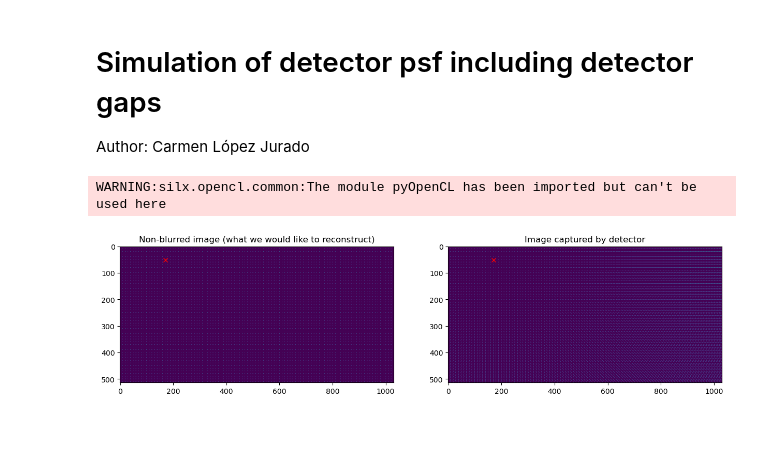
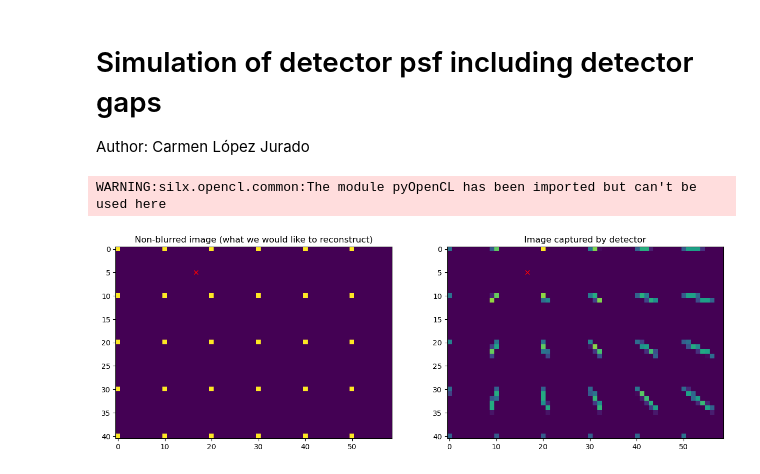
Before and after one commit to maxiv-science/xtrace, a Jupyter notebook: psf_experiments/4_psf_example_gaps.ipynb, the cells around one changed output. Cells and saved outputs as stored; diff of their text form; code cells hidden in the pictures; blank space fills up the shorter version.

```diff
--- a/psf_experiments/4_psf_example_gaps.ipynb
+++ b/psf_experiments/4_psf_example_gaps.ipynb
@@ -19,52 +19,62 @@ import lib.deconvolution as deconvolution
 import lib.utils as utils
 import lib.xtrace as xtrace
 
-detector_scale = 512
+def comp_plots(left_plot, left_title, right_plot, right_title):
+    fig, axs = plt.subplots(1, 2, figsize=(15,15))
+    axs[0].imshow(left_plot)
+    axs[0].set_title(left_title)
+    axs[0].plot(*config["ray_origin"][:2][::-1], 'rx')
+
+    axs[1].imshow(right_plot)
+    axs[1].set_title(right_title)
+    axs[1].plot(*config["ray_origin"][:2][::-1], 'rx')
+
+    plt.show()
+
+detector_scale = 50  #512
 
 config = {
     "detector": {
             #number of (sub)modules per direction
-            "nmods":(2,4),
+            "nmods":(5,7),
             #number of pixels per module per direction
-            "npixmod": (256, 256),
-            #number of virtual pixels per gap
-            "nvirpixgap": 2,
+            "npixmod": (5, 5),
+            #electric correlation
+            "el_corr": np.array([[0.5, 0.5, 0, 0],
+                                 [0.5, 0.5, 0, 0],
+                                 [0, 0, 0.5, 0.5],
+                                 [0, 0, 0.5, 0.5]]),
             #pixel dimensions, WHICH ARE THE UNITS?
             "pixel_dims": (1.0, 1.0, 3.0),
             #energy absorbtion rate of detector material:
             "mu": 3.445930e-3
     },
     #ray origin position relative to upper left corner of detector:
     "ray_origin": np.array([detector_scale/10, detector_scale/3, detector_scale/3])
 }
 config["detector"]["nvirpix"] = utils.nvirpix(config)
 nvirpix = config["detector"]["nvirpix"]
 
 #ray trace test with NO hardware
 #grid of rays that will hit the detector for estimating PSF
 ray_grid = utils.ray_grid(config["detector"]["nvirpix"], 1)
 #sparse matrix encoding the spatially variant PSF
 G = xtrace.depth_spill_psf(config, *ray_grid)
 
 #construct example image
 img = np.zeros(nvirpix)
 #img[70:80,50:60] = 1
 #img[10:20, 70:80] = 1
 img[::10,::10] = 1
 
 #Apply the point spread function to our image
-distorted_img = (G.get()@img.flatten()).reshape(img.shape)
+distorted_img_1 = (G.get()@img.flatten()).reshape(img.shape)
 
-fig, axs = plt.subplots(1, 2, figsize=(15,15))
-axs[0].imshow(img)
-axs[0].set_title("Non-blurred image (what we would like to reconstruct)")
-axs[0].plot(*config["ray_origin"][:2][::-1], 'rx')
-axs[1].imshow(distorted_img)
-axs[1].set_title("Image captured by detector")
-axs[1].plot(*config["ray_origin"][:2][::-1], 'rx')
-plt.show()
+#plot example image and its point spread function
+comp_plots(img, "Non-blurred image (what we would like to reconstruct)",
+           distorted_img_1, "Image captured by detector")
 # %% [output]
 WARNING:silx.opencl.common:The module pyOpenCL has been imported but can't be used here
-[figure, old version]
+[figure, new version]
 # %%
 #same but now with hardware
```
Also changed, not shown: parts of 2 cells of this notebook, 2 other files.
